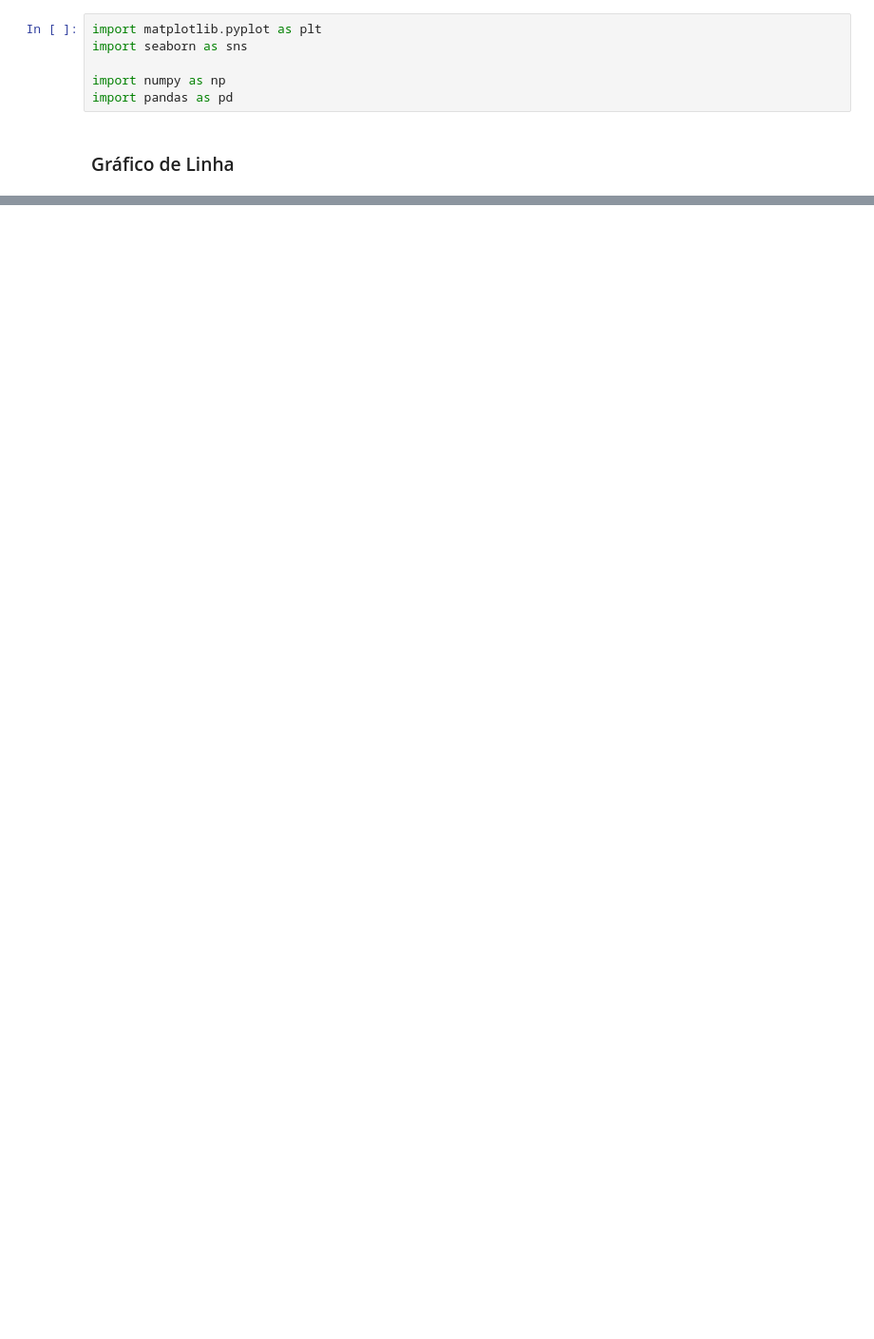
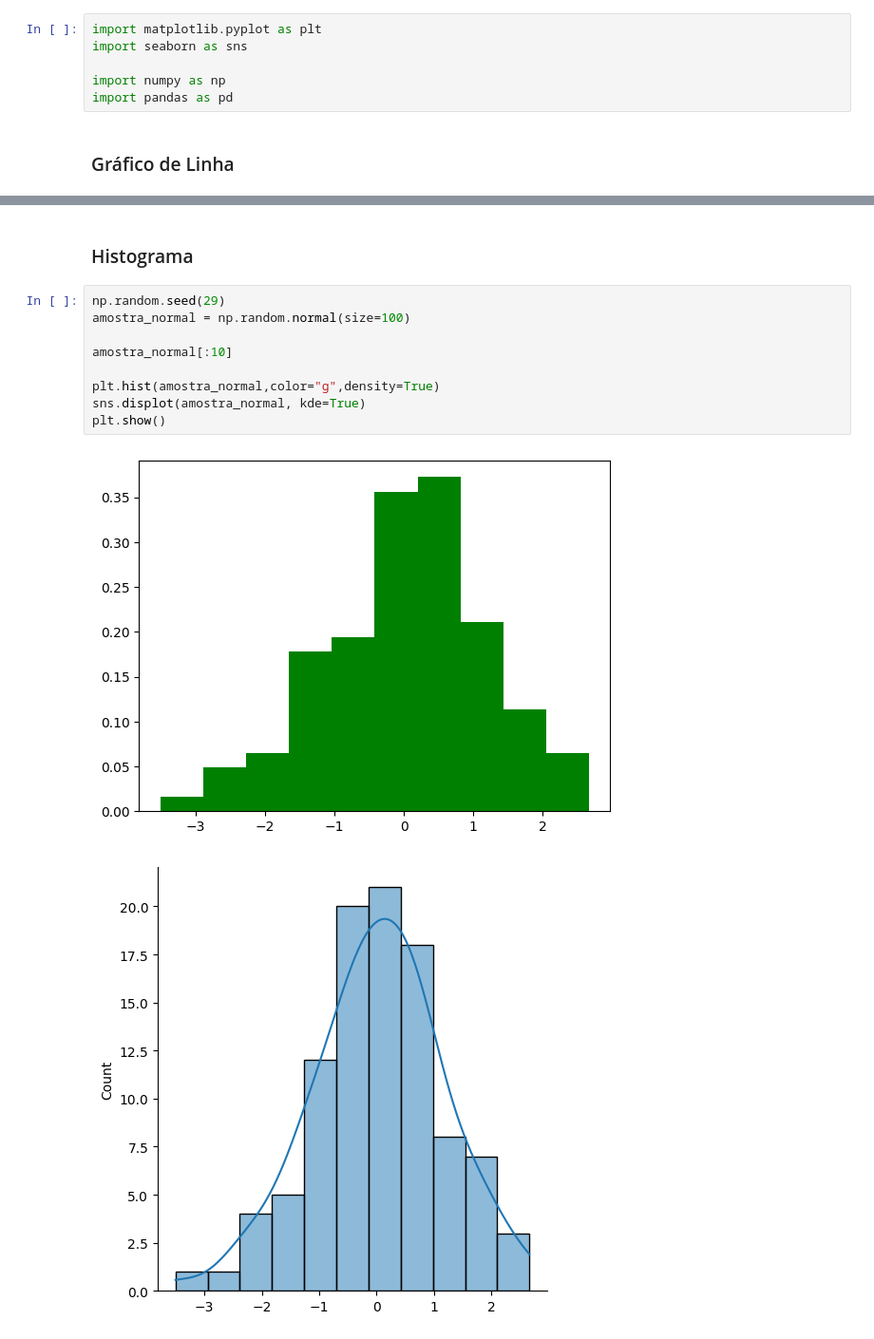
Before and after one commit to tmoura/softexIA, a Jupyter notebook: 15_Visualizacao_de_Dados.ipynb, the cells around one changed output, grey strips where cells are left out. Shown at 95% size. Saved outputs shown, nothing was run; the diff lists cells and outputs as text; blank space fills up the shorter version.

```diff
--- a/15_Visualizacao_de_Dados.ipynb
+++ b/15_Visualizacao_de_Dados.ipynb
@@ -23,0 +52,14 @@ plt.tick_params(axis='both', labelsize=10)
+# %% [markdown]
+### Histograma
+# %%
+np.random.seed(29)
+amostra_normal = np.random.normal(size=100)
+
+amostra_normal[:10]
+
+plt.hist(amostra_normal,color="g",density=True)
+sns.displot(amostra_normal, kde=True)
+plt.show()
+# %% [output]
+[figure, added]
+[figure, added]
```
Also changed, not shown: parts of 14 cells of this notebook.
